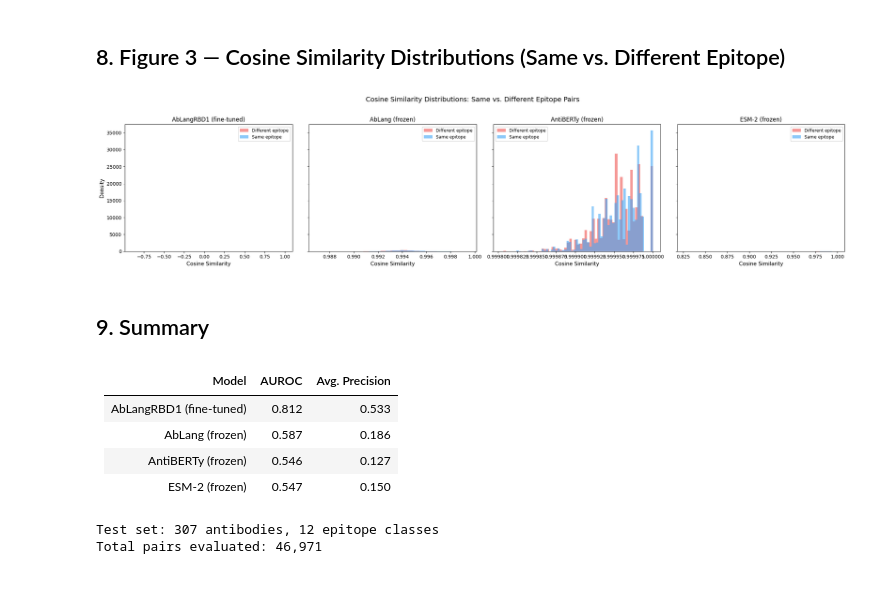
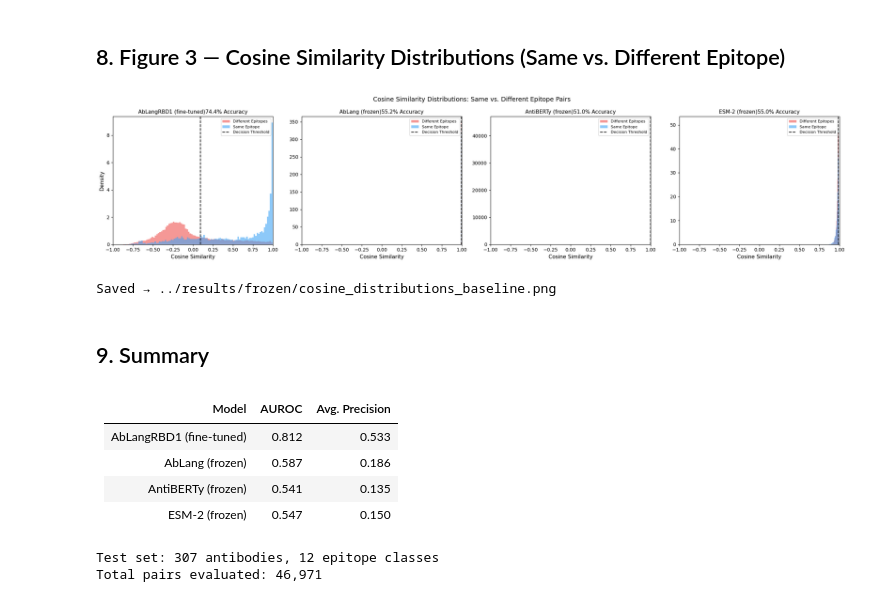
Before and after one commit to sgabriel17/contrastive_learning_for_antibody-epitope_reimplementation, a Jupyter notebook: notebooks/01_frozen_baseline.ipynb, the cells around one changed output. Saved outputs shown, nothing was run; the diff lists cells and outputs as text; code cells hidden in the pictures.

Commit message:
better baseline and added comparision to finetuned

```diff
--- a/notebooks/01_frozen_baseline.ipynb
+++ b/notebooks/01_frozen_baseline.ipynb
@@ -298,27 +291,43 @@ plt.show()
 # %% [markdown]
 ## 8. Figure 3 — Cosine Similarity Distributions (Same vs. Different Epitope)
 # %%
+from sklearn.metrics import balanced_accuracy_score
+
 n_models = len(pair_data)
-fig, axes = plt.subplots(1, n_models, figsize=(5.5 * n_models, 5), sharey=True)
+fig, axes = plt.subplots(1, n_models, figsize=(5.5 * n_models, 5), sharey=False)
 
 for ax, (name, (y_score, y_true)) in zip(axes, pair_data.items()):
     same_ep = y_score[y_true == 1]
     diff_ep = y_score[y_true == 0]
 
-    ax.hist(diff_ep, bins=60, alpha=0.6, density=True, label="Different epitope", color="#EF5350")
-    ax.hist(same_ep, bins=60, alpha=0.6, density=True, label="Same epitope", color="#42A5F5")
+    ax.hist(diff_ep, bins=100, alpha=0.6, density=True, label="Different Epitopes", color="#EF5350")
+    ax.hist(same_ep, bins=100, alpha=0.6, density=True, label="Same Epitope", color="#42A5F5")
 
-    ax.set_title(name, fontsize=12)
+    # Find best threshold (maximise balanced accuracy) — mirrors Holt et al. protocol
+    best_thresh, best_bacc = 0.0, -1.0
+    for t in np.linspace(-1, 1, 1001):
+        bacc = balanced_accuracy_score(y_true, y_score > t)
+        if bacc > best_bacc:
+            best_bacc, best_thresh = bacc, t
+
+    ax.axvline(best_thresh, color="black", linestyle="--", linewidth=1.5,
+               label="Decision Threshold")
+    ax.set_title(f"{name}{best_bacc*100:.1f}% Accuracy", fontsize=11)
     ax.set_xlabel("Cosine Similarity", fontsize=11)
-    ax.legend(fontsize=9)
+    ax.set_xlim(-1, 1)          # shared x-axis matching Holt et al. Fig 3A
+    ax.legend(fontsize=8)
 
 axes[0].set_ylabel("Density", fontsize=11)
-fig.suptitle("Cosine Similarity Distributions: Same vs. Different Epitope Pairs", fontsize=14, y=1.02)
+fig.suptitle("Cosine Similarity Distributions: Same vs. Different Epitope Pairs", fontsize=13)
 fig.tight_layout()
-fig.savefig(os.path.join(os.pardir, "results", "figures", "cosine_distributions_baseline.png"), dpi=300, bbox_inches="tight")
+out_path = os.path.join(os.pardir, "results", "frozen_fixed", "cosine_distributions_baseline.png")
+os.makedirs(os.path.dirname(out_path), exist_ok=True)
+fig.savefig(out_path, dpi=300, bbox_inches="tight")
 plt.show()
+print(f"Saved → {out_path}")
 # %% [output]
-[figure, old version]
+[figure, new version]
+Saved → ../results/frozen/cosine_distributions_baseline.png
 # %% [markdown]
 ## 9. Summary
 # %%
@@ -338,7 +347,7 @@ print(f"Total pairs evaluated: {len(pair_data[list(pair_data.keys())[0]][0]):,}"
 |---|---|---|
 | AbLangRBD1 (fine-tuned) | 0.812 | 0.533 |
 | AbLang (frozen) | 0.587 | 0.186 |
-| AntiBERTy (frozen) | 0.546 | 0.127 |
+| AntiBERTy (frozen) | 0.541 | 0.135 |
 | ESM-2 (frozen) | 0.547 | 0.150 |
 Test set: 307 antibodies, 12 epitope classes
 Total pairs evaluated: 46,971
```
Also changed, not shown: parts of 14 cells of this notebook, 35 other files.
